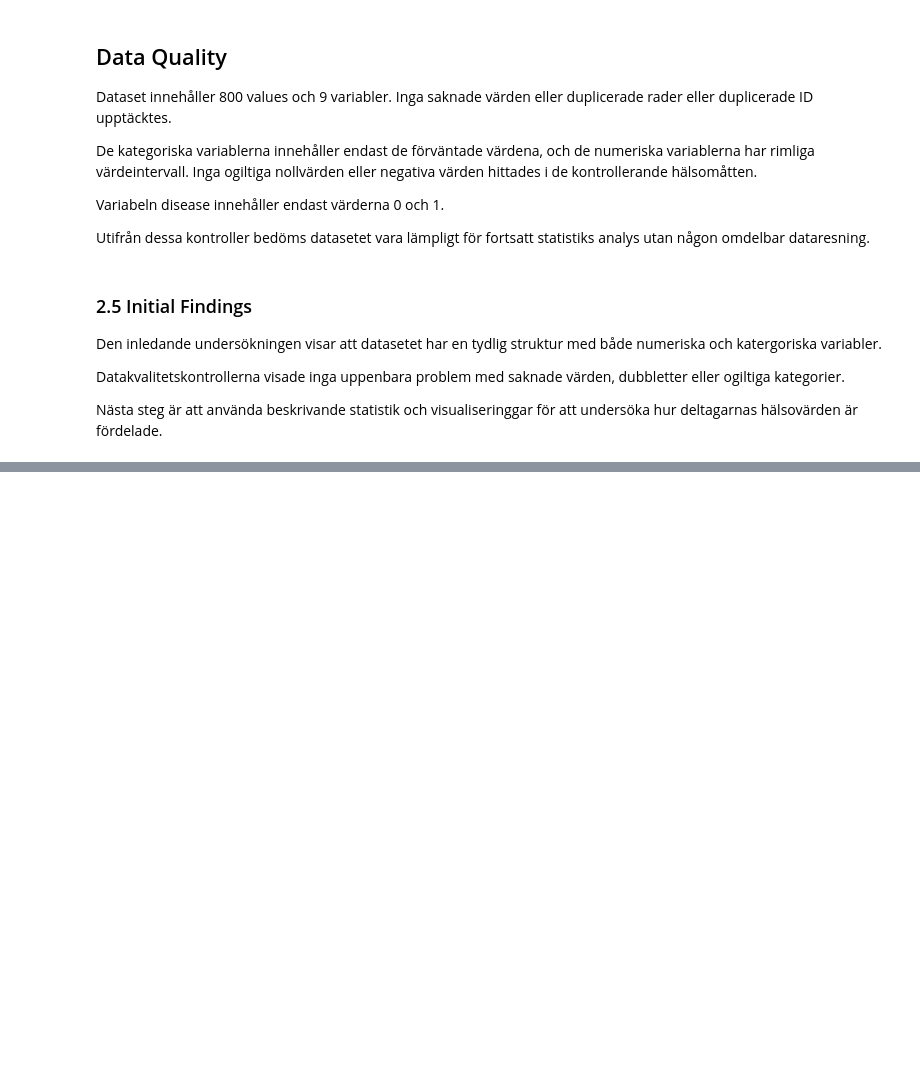
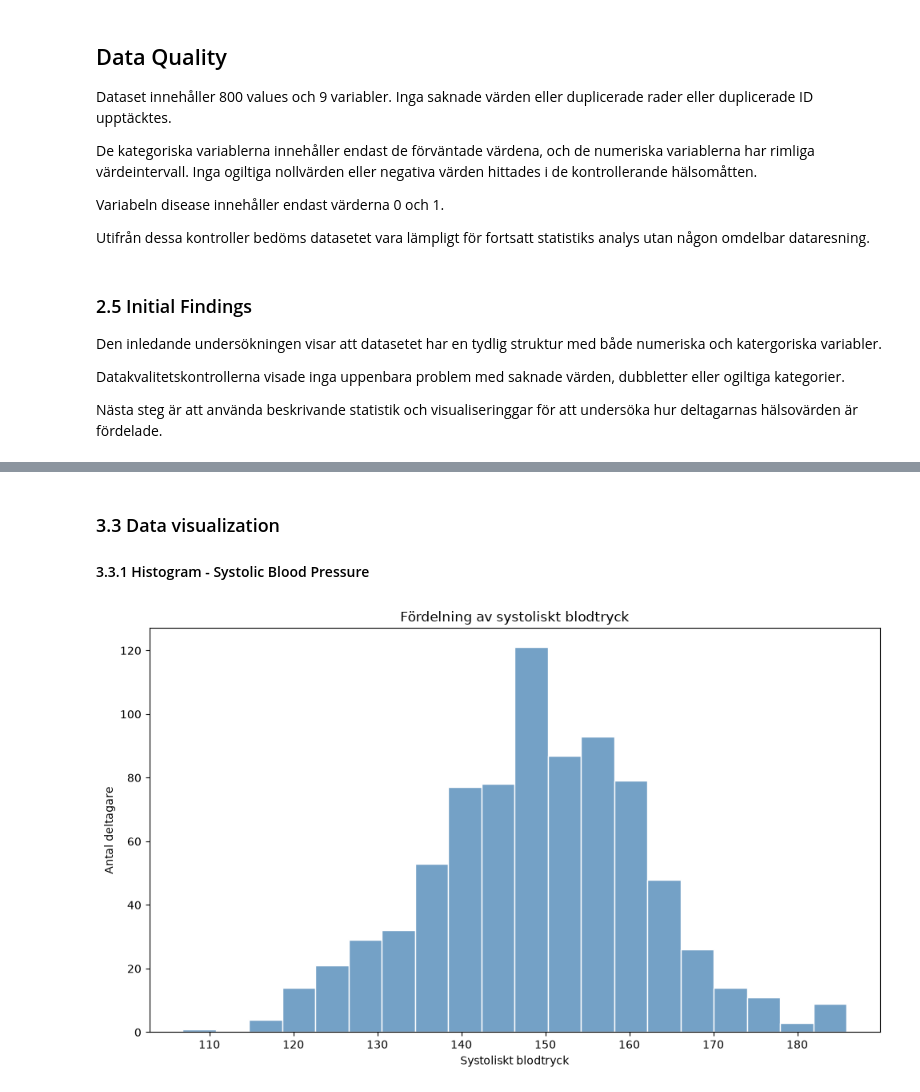
Before and after one commit to Sebas99-Luis/health-study, a Jupyter notebook: notebooks/health_study_analysis.ipynb, the cells around one changed output, grey strips where cells are left out. Saved outputs shown, nothing was run; the diff lists cells and outputs as text; code cells hidden in the pictures; blank space fills up the shorter version.

```diff
--- a/notebooks/health_study_analysis.ipynb
+++ b/notebooks/health_study_analysis.ipynb
@@ -177,0 +202,23 @@ Nästa steg är att använda beskrivande statistik och visualiseringgar för att
+# %% [markdown]
+### 3.3 Data visualization
+
+#### 3.3.1 Histogram - Systolic Blood Pressure
+# %%
+plt.figure(figsize=(10,6))
+
+sns.histplot(
+    data=df,
+    x="systolic_bp",
+    bins=20,
+    color="steelblue",
+    edgecolor="white"
+)
+
+plt.title("Fördelning av systoliskt blodtryck")
+plt.xlabel("Systoliskt blodtryck")
+plt.ylabel("Antal deltagare")
+
+plt.tight_layout()
+plt.show()
+# %% [output]
+[figure, added]
```
Also changed, not shown: parts of 22 cells of this notebook.
